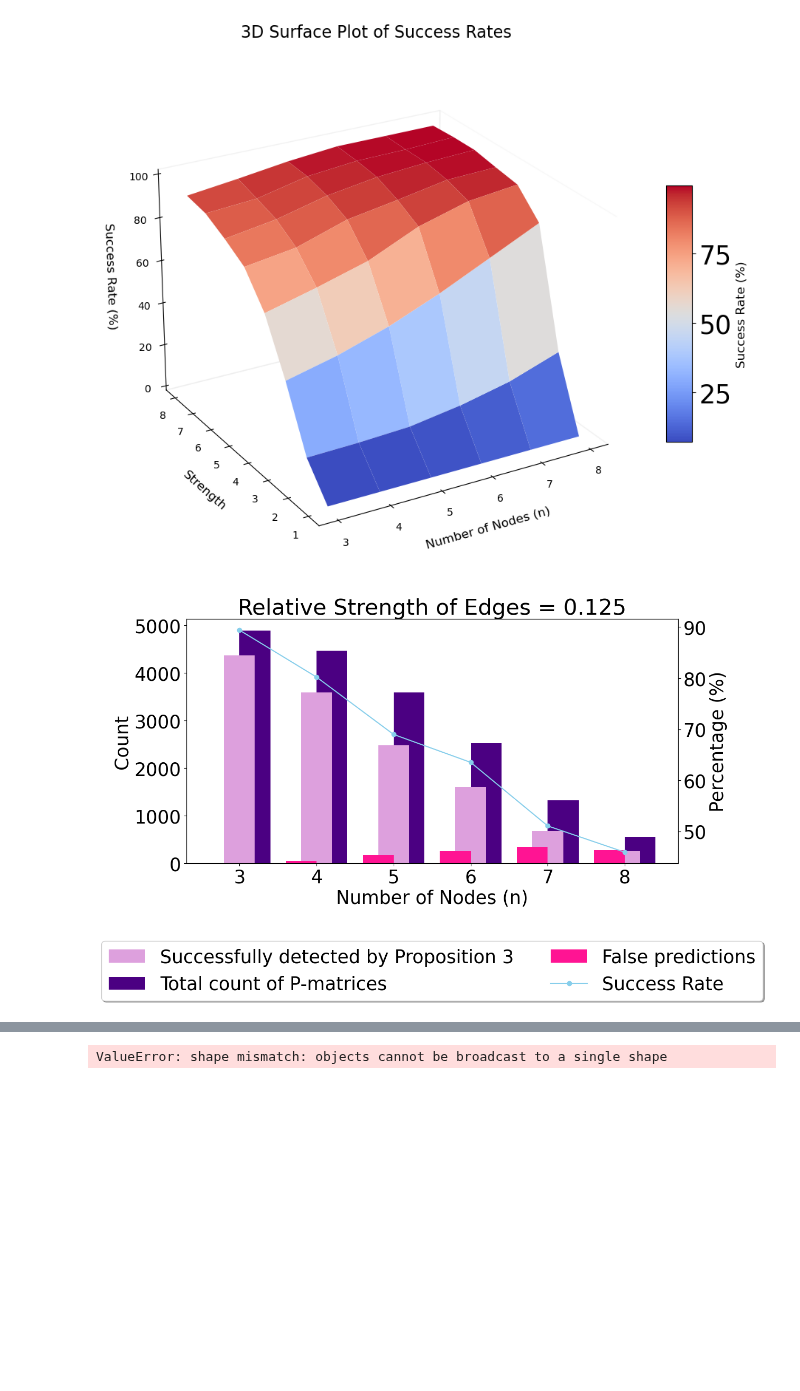
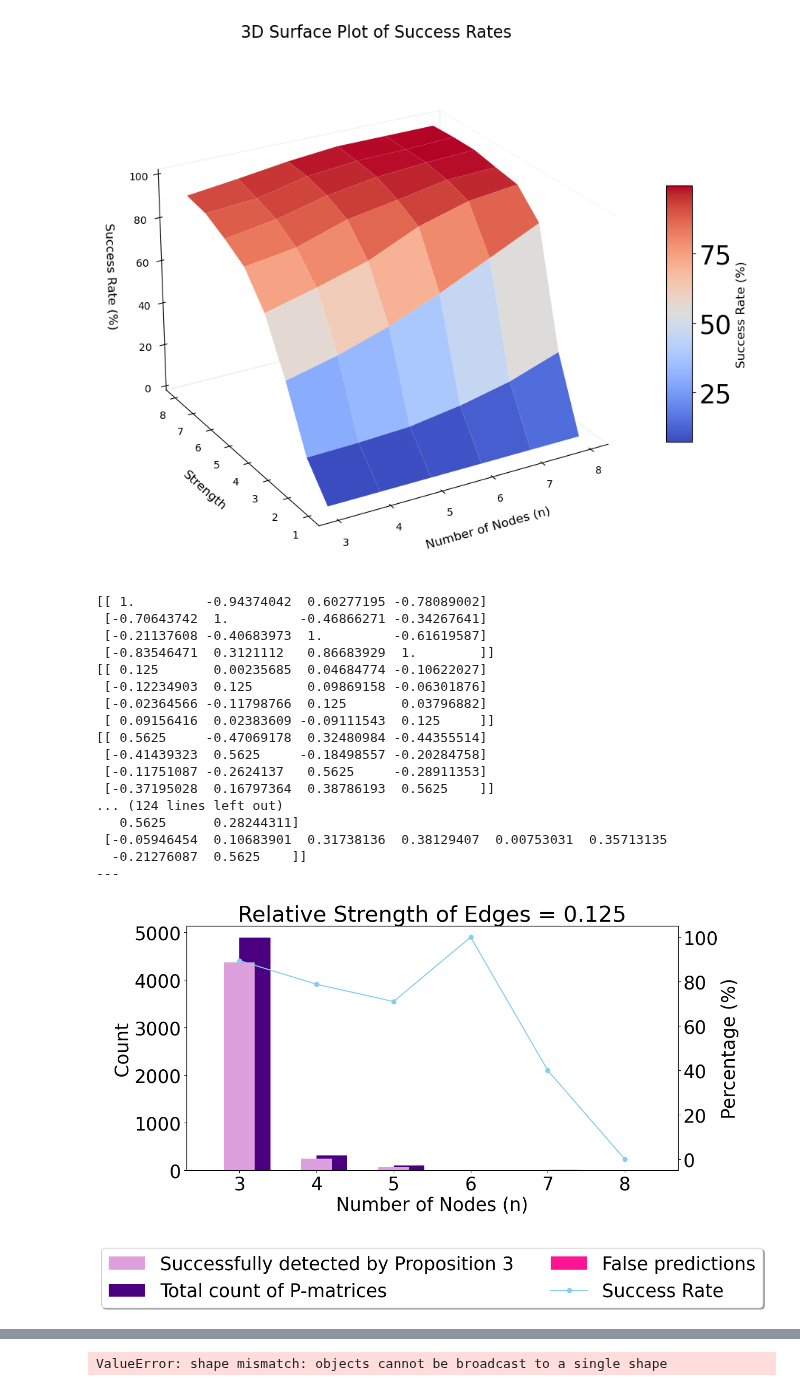
Before and after one commit to RamanEbrahimi/Research, a Jupyter notebook: MultilayerGame/generate_p_matrix.ipynb, the cells around one changed output, grey strips where cells are left out. Drawn from its saved outputs; the diff is of its cells as text; code cells hidden in the pictures; blank space fills up the shorter version.

```diff
--- a/MultilayerGame/generate_p_matrix.ipynb
+++ b/MultilayerGame/generate_p_matrix.ipynb
@@ -408,6 +428,11 @@ for n in n_list:
             p_matrix_total_count += 1
         if condition & (not result):
             false_negative += 1
+            print(G1)
+            print(G2)
+            print(G)
+            print('---')
+            break
 
     condition_help_list.append(condition_help_count)
     p_matrix_total_list.append(p_matrix_total_count)
@@ -422,31 +447,48 @@ bar1 = plt.bar(x, condition_help_list, width, color=bar_color1, label='Successfu
 bar3 = plt.bar(x - width/2, false_negative_list, width, color='deeppink', label='False Predictions')
 
 plt.xlabel('Number of Nodes (n)')
 plt.ylabel('Count')
 plt.title(f'Relative Strength of Edges = {strength}')
 plt.xticks(x, n_list)
 
 # Create a twin y-axis for the percentage plot
 ax2 = plt.gca().twinx()
 
 # Calculate success rate percentage for each 'n'
 percent_success = [(ch / pt * 100) if pt else 0 for ch, pt in zip(condition_help_list, p_matrix_total_list)]
 
 # Plotting the line plot for the success rate percentage
 line1, = ax2.plot(x, percent_success, marker='o', color='skyblue', label='Success Rate (%)')
 ax2.set_ylabel('Percentage (%)')
 
 
 # Set the legend for the bar plots and line plot
 plt.legend([bar1, bar2, bar3, line_plot],
            ['Successfully detected by Proposition 3',
             'Total count of P-matrices',
             'False predictions',
             'Success Rate'],
            loc='lower center', bbox_to_anchor=(0.5, -0.6), shadow=True, ncol=2)
 
 # plt.tight_layout()
 plt.savefig('multiplex-prop-pos.png', bbox_inches='tight', dpi=60)
 plt.show()
 # %% [output]
+[[ 1.         -0.94374042  0.60277195 -0.78089002]
+ [-0.70643742  1.         -0.46866271 -0.34267641]
+ [-0.21137608 -0.40683973  1.         -0.61619587]
+ [-0.83546471  0.3121112   0.86683929  1.        ]]
+[[ 0.125       0.00235685  0.04684774 -0.10622027]
+ [-0.12234903  0.125       0.09869158 -0.06301876]
+ [-0.02364566 -0.11798766  0.125       0.03796882]
+ [ 0.09156416  0.02383609 -0.09111543  0.125     ]]
+[[ 0.5625     -0.47069178  0.32480984 -0.44355514]
+ [-0.41439323  0.5625     -0.18498557 -0.20284758]
+ [-0.11751087 -0.2624137   0.5625     -0.28911353]
+ [-0.37195028  0.16797364  0.38786193  0.5625    ]]
+... (124 lines left out)
+   0.5625      0.28244311]
+ [-0.05946454  0.10683901  0.31738136  0.38129407  0.00753031  0.35713135
+  -0.21276087  0.5625    ]]
+---
-[figure, old version]
+[figure, new version]
```
Also changed, not shown: parts of 9 cells of this notebook, 2 other files.
